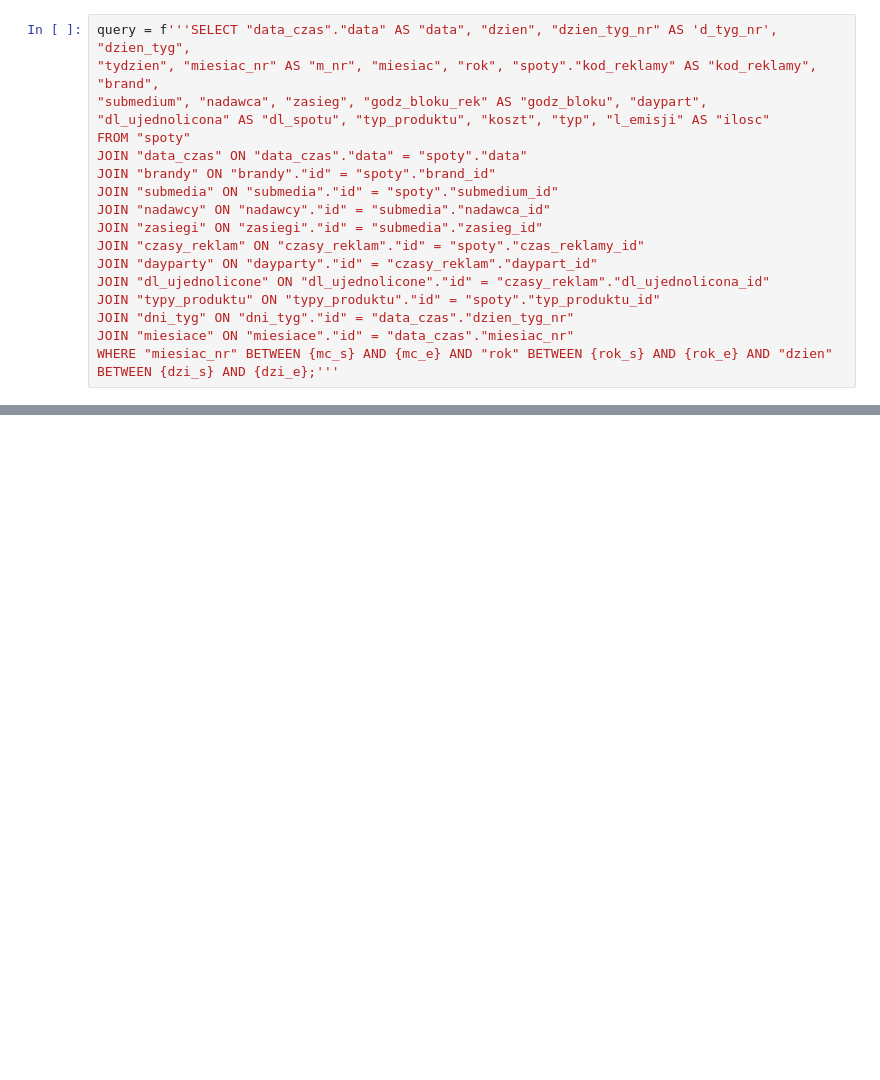
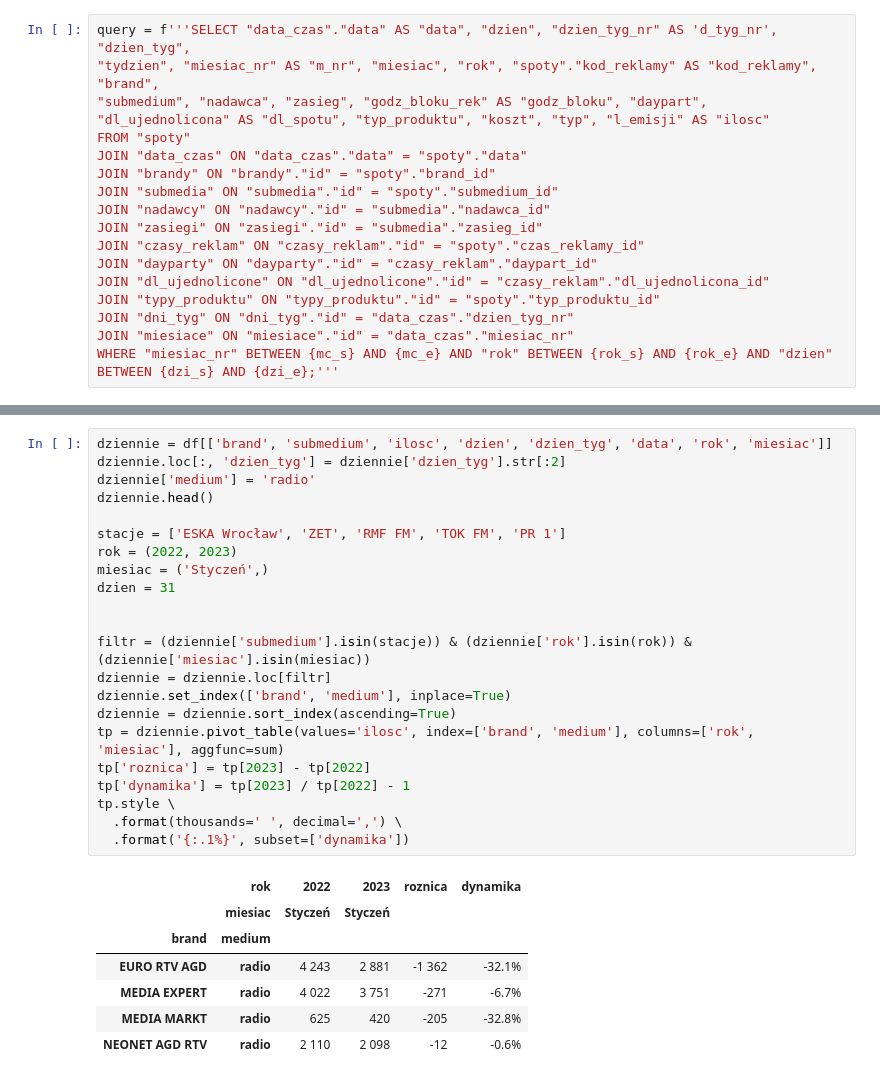
Before and after one commit to MrSz-84/cs50sql_fin, a Jupyter notebook: sqlite_ver/analysis.ipynb, the cells around one changed output, grey strips where cells are left out. Saved outputs shown, nothing was run; the diff lists cells and outputs as text; blank space fills up the shorter version.

```diff
--- a/sqlite_ver/analysis.ipynb
+++ b/sqlite_ver/analysis.ipynb
@@ -144,3 +152,33 @@ tp.pct_change(axis='columns', periods=15).style.format('{:.0%}', na_rep='-').app
 |  | MEDIA EXPERT | - | - | - | - | - | - | - | - | - | - | ... |
 |  | MEDIA MARKT | - | - | - | - | - | - | - | - | - | - | ... |
 |  | NEONET AGD RTV | - | - | - | - | - | - | - | - | - | - | ... |
+# %%
+dziennie = df[['brand', 'submedium', 'ilosc', 'dzien', 'dzien_tyg', 'data', 'rok', 'miesiac']]
+dziennie.loc[:, 'dzien_tyg'] = dziennie['dzien_tyg'].str[:2]
+dziennie['medium'] = 'radio'
+dziennie.head()
+
+stacje = ['ESKA Wrocław', 'ZET', 'RMF FM', 'TOK FM', 'PR 1']
+rok = (2022, 2023)
+miesiac = ('Styczeń',)
+dzien = 31
+
+
+filtr = (dziennie['submedium'].isin(stacje)) & (dziennie['rok'].isin(rok)) & (dziennie['miesiac'].isin(miesiac))
+dziennie = dziennie.loc[filtr]
+dziennie.set_index(['brand', 'medium'], inplace=True)
+dziennie = dziennie.sort_index(ascending=True)
+tp = dziennie.pivot_table(values='ilosc', index=['brand', 'medium'], columns=['rok', 'miesiac'], aggfunc=sum)
+tp['roznica'] = tp[2023] - tp[2022]
+tp['dynamika'] = tp[2023] / tp[2022] - 1
+tp.style \
+  .format(thousands=' ', decimal=',') \
+  .format('{:.1%}', subset=['dynamika'])
+# %% [output]
+|  | rok | 2022 | 2023 | roznica | dynamika |
+|  | miesiac | Styczeń | Styczeń |  |  |
+| brand | medium |  |  |  |  |
+| EURO RTV AGD | radio | 4 243 | 2 881 | -1 362 | -32.1% |
+| MEDIA EXPERT | radio | 4 022 | 3 751 | -271 | -6.7% |
+| MEDIA MARKT | radio | 625 | 420 | -205 | -32.8% |
+| NEONET AGD RTV | radio | 2 110 | 2 098 | -12 | -0.6% |
```
Also changed, not shown: parts of 7 cells of this notebook.
